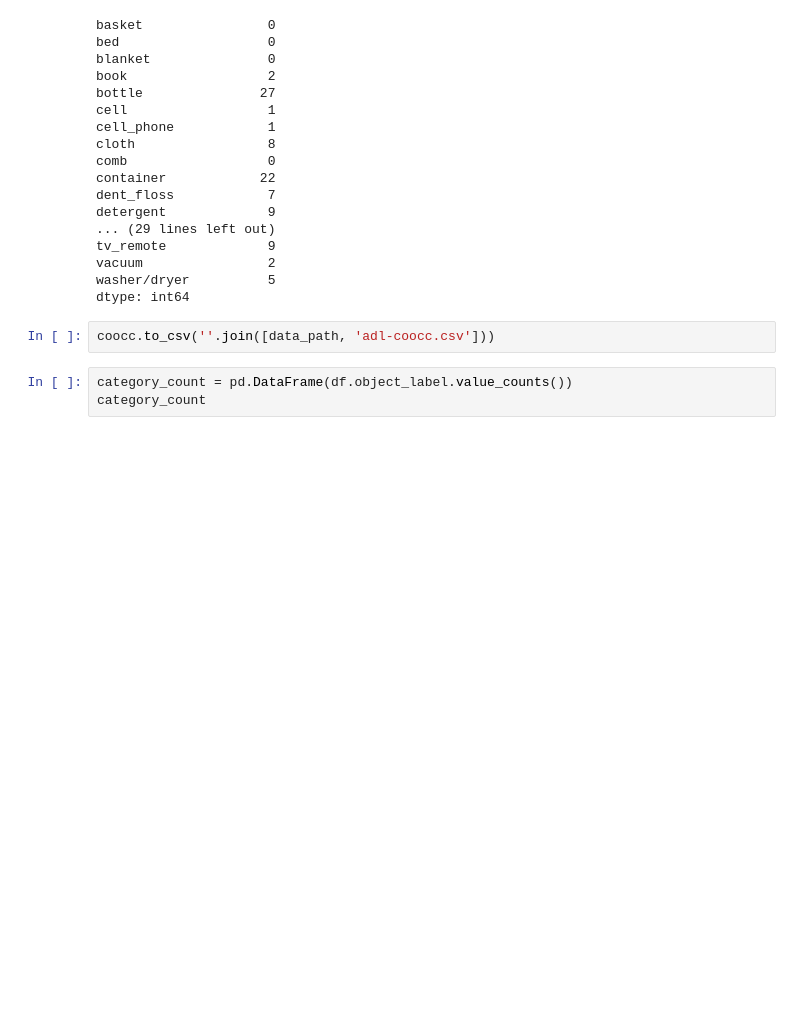
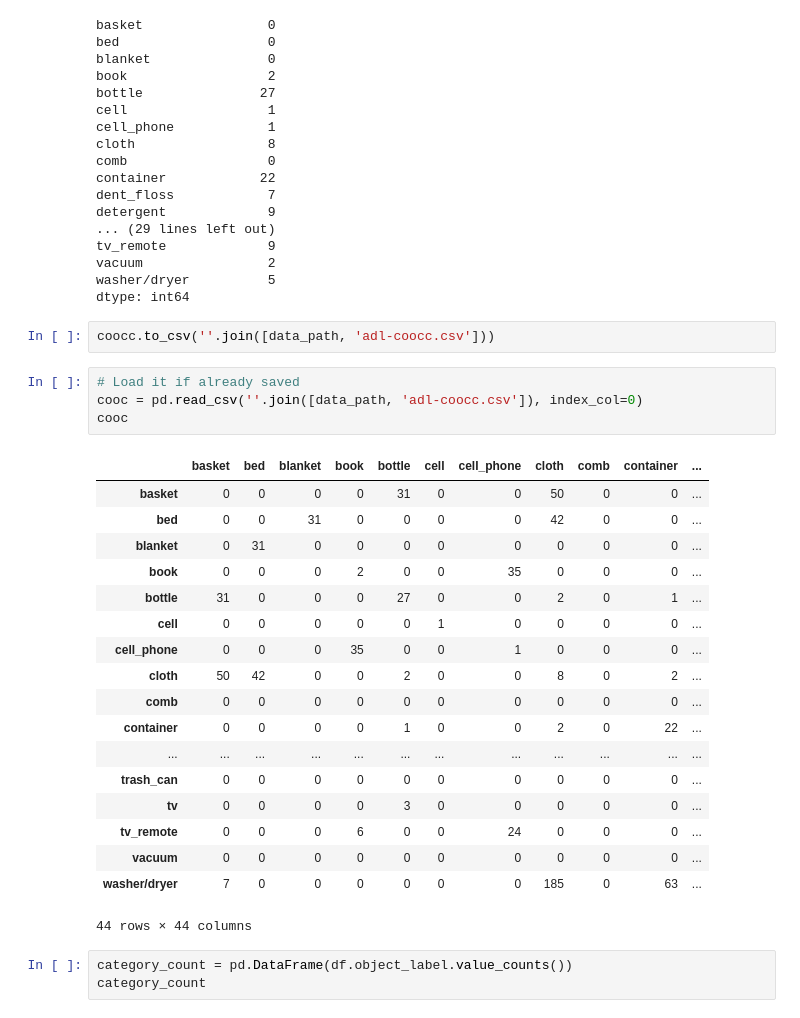
Before and after one commit to dakatapetrov/caffe, a Jupyter notebook: examples/adl_co-occurrence.ipynb, the cells around one changed output. Saved outputs shown, nothing was run; the diff lists cells and outputs as text; blank space fills up the shorter version.

```diff
--- a/examples/adl_co-occurrence.ipynb
+++ b/examples/adl_co-occurrence.ipynb
@@ -140,6 +140,29 @@ washer/dryer          5
 dtype: int64
 # %%
 coocc.to_csv(''.join([data_path, 'adl-coocc.csv']))
+# %%
+# Load it if already saved
+cooc = pd.read_csv(''.join([data_path, 'adl-coocc.csv']), index_col=0)
+cooc
+# %% [output]
+|  | basket | bed | blanket | book | bottle | cell | cell_phone | cloth | comb | container | ... |
+| basket | 0 | 0 | 0 | 0 | 31 | 0 | 0 | 50 | 0 | 0 | ... |
+| bed | 0 | 0 | 31 | 0 | 0 | 0 | 0 | 42 | 0 | 0 | ... |
+| blanket | 0 | 31 | 0 | 0 | 0 | 0 | 0 | 0 | 0 | 0 | ... |
+| book | 0 | 0 | 0 | 2 | 0 | 0 | 35 | 0 | 0 | 0 | ... |
+| bottle | 31 | 0 | 0 | 0 | 27 | 0 | 0 | 2 | 0 | 1 | ... |
+| cell | 0 | 0 | 0 | 0 | 0 | 1 | 0 | 0 | 0 | 0 | ... |
+| cell_phone | 0 | 0 | 0 | 35 | 0 | 0 | 1 | 0 | 0 | 0 | ... |
+| cloth | 50 | 42 | 0 | 0 | 2 | 0 | 0 | 8 | 0 | 2 | ... |
+| comb | 0 | 0 | 0 | 0 | 0 | 0 | 0 | 0 | 0 | 0 | ... |
+| container | 0 | 0 | 0 | 0 | 1 | 0 | 0 | 2 | 0 | 22 | ... |
+| ... | ... | ... | ... | ... | ... | ... | ... | ... | ... | ... | ... |
+| trash_can | 0 | 0 | 0 | 0 | 0 | 0 | 0 | 0 | 0 | 0 | ... |
+| tv | 0 | 0 | 0 | 0 | 3 | 0 | 0 | 0 | 0 | 0 | ... |
+| tv_remote | 0 | 0 | 0 | 6 | 0 | 0 | 24 | 0 | 0 | 0 | ... |
+| vacuum | 0 | 0 | 0 | 0 | 0 | 0 | 0 | 0 | 0 | 0 | ... |
+| washer/dryer | 7 | 0 | 0 | 0 | 0 | 0 | 0 | 185 | 0 | 63 | ... |
+44 rows × 44 columns
 # %%
 category_count = pd.DataFrame(df.object_label.value_counts())
 category_count
```
Also changed, not shown: parts of 8 cells of this notebook, 1 other file.
